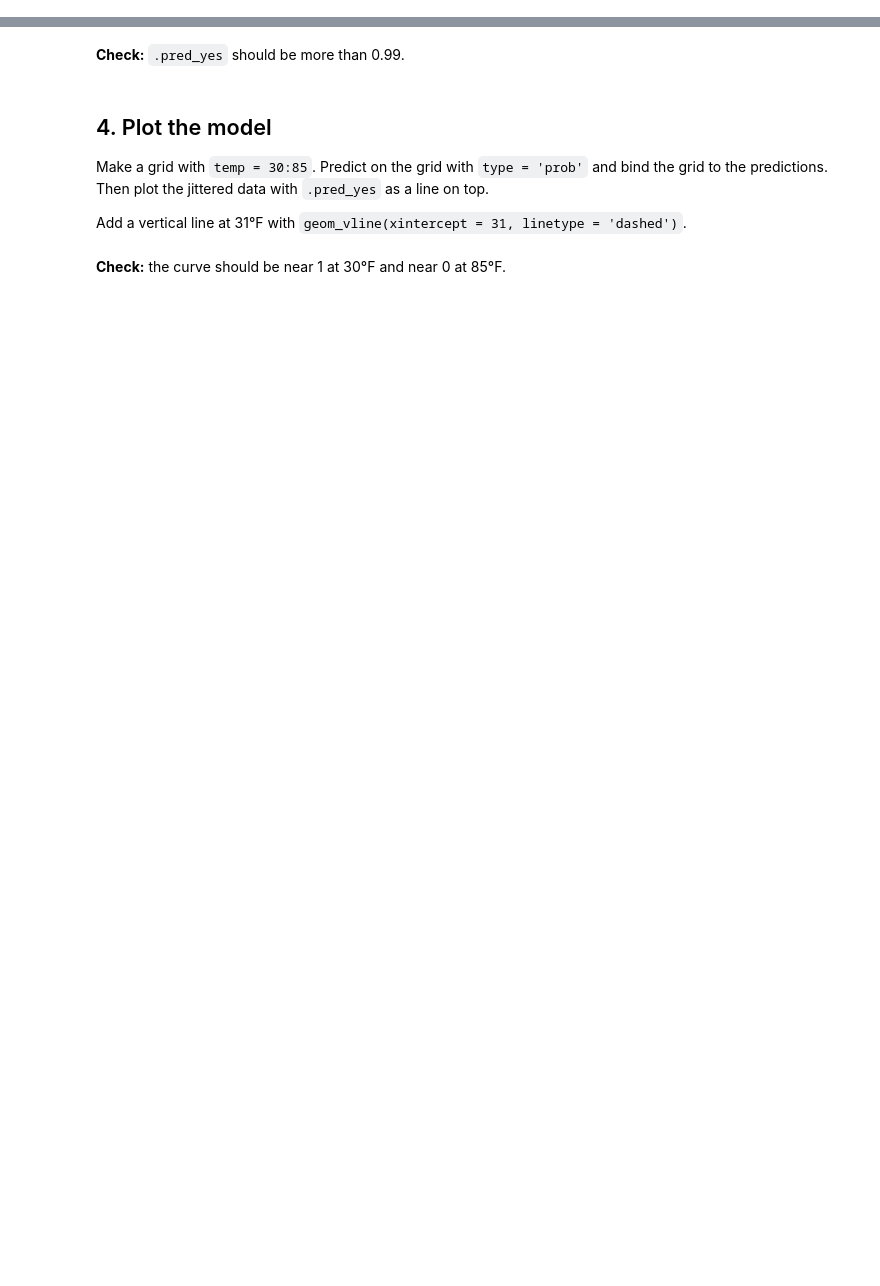
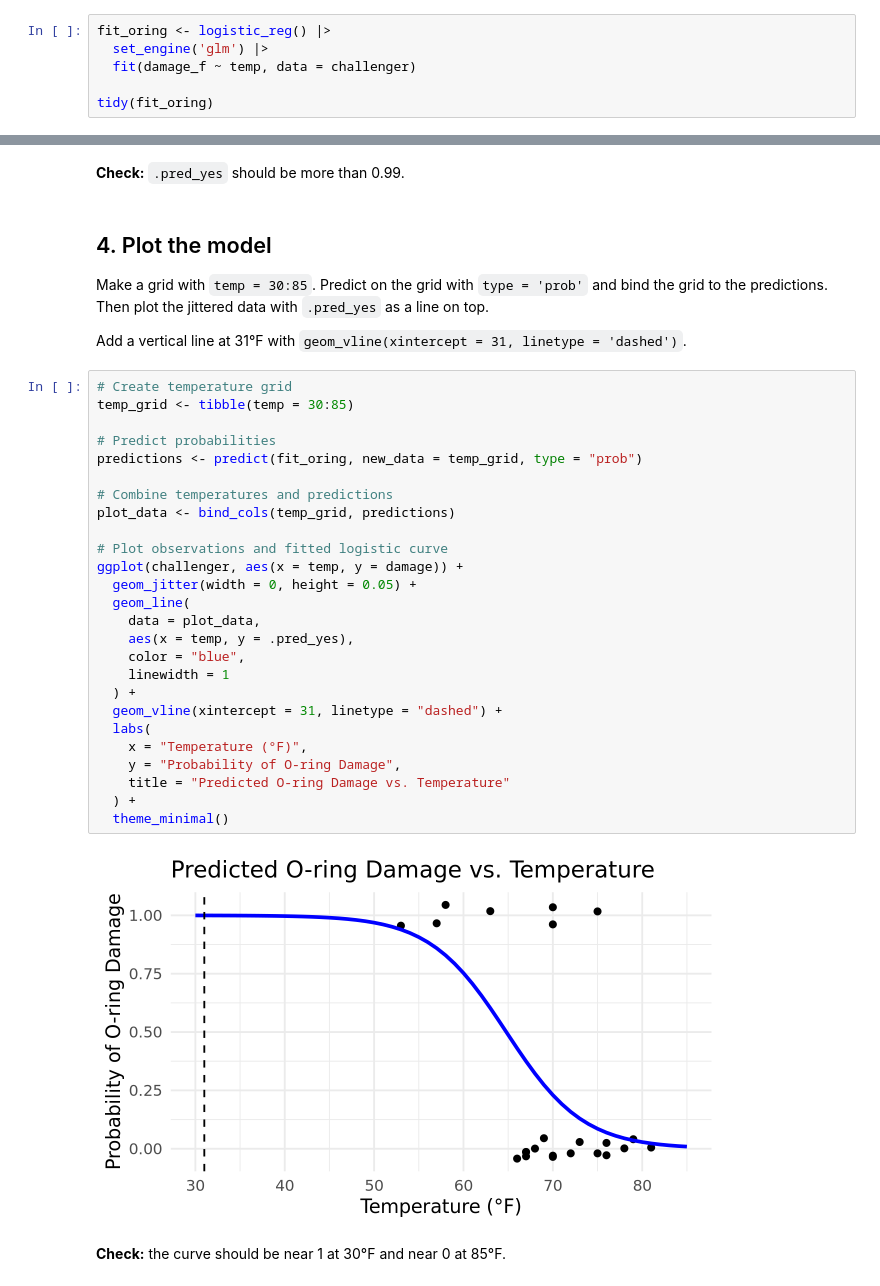
Before and after one commit to mshen05/codespace, a Jupyter notebook: exercises/11-challenger-exercise.ipynb, the cells around one changed output, grey strips where cells are left out. Cells and saved outputs as stored; diff of their text form; blank space fills up the shorter version.

````diff
--- a/exercises/11-challenger-exercise.ipynb
+++ b/exercises/11-challenger-exercise.ipynb
@@ -72,3 +85,9 @@ Use tidymodels only. Do not change any other cells.
 ```
 # %% [markdown]
 **Your assistant puts its code in the cell below and runs it.** Read the code. Does it use `logistic_reg()`? Does it use `damage_f`, not `damage`?
+# %%
+fit_oring <- logistic_reg() |>
+  set_engine('glm') |>
+  fit(damage_f ~ temp, data = challenger)
+
+tidy(fit_oring)
@@ -97,5 +127,33 @@ fit_oring |> predict(new_data = launch, type = 'prob')
 Make a grid with `temp = 30:85`. Predict on the grid with `type = 'prob'` and bind the grid to the predictions. Then plot the jittered data with `.pred_yes` as a line on top.
 
 Add a vertical line at 31°F with `geom_vline(xintercept = 31, linetype = 'dashed')`.
+# %%
+# Create temperature grid
+temp_grid <- tibble(temp = 30:85)
+
+# Predict probabilities
+predictions <- predict(fit_oring, new_data = temp_grid, type = "prob")
+
+# Combine temperatures and predictions
+plot_data <- bind_cols(temp_grid, predictions)
+
+# Plot observations and fitted logistic curve
+ggplot(challenger, aes(x = temp, y = damage)) +
+  geom_jitter(width = 0, height = 0.05) +
+  geom_line(
+    data = plot_data,
+    aes(x = temp, y = .pred_yes),
+    color = "blue",
+    linewidth = 1
+  ) +
+  geom_vline(xintercept = 31, linetype = "dashed") +
+  labs(
+    x = "Temperature (°F)",
+    y = "Probability of O-ring Damage",
+    title = "Predicted O-ring Damage vs. Temperature"
+  ) +
+  theme_minimal()
+# %% [output]
+[figure, added]
 # %% [markdown]
 **Check:** the curve should be near 1 at 30°F and near 0 at 85°F.
````
Also changed, not shown: parts of 4 cells of this notebook.
